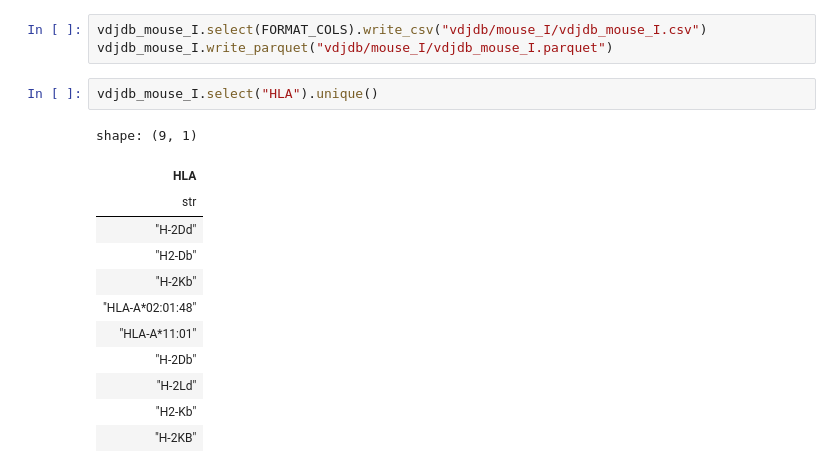
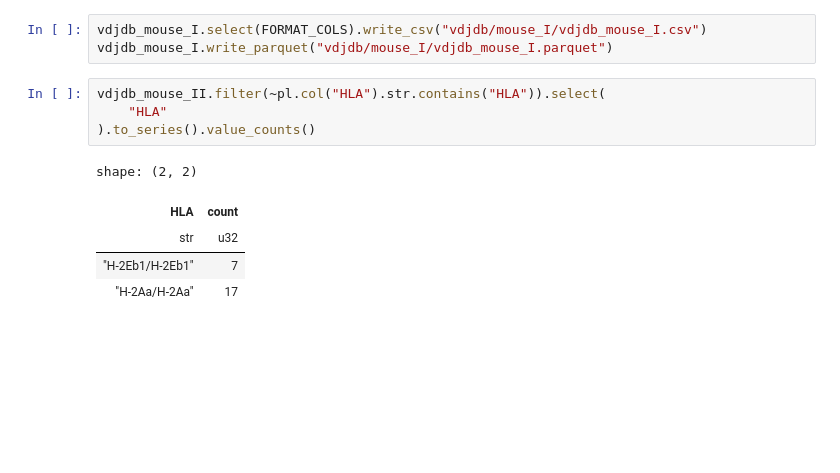
Before and after one commit to ljwoods2/tcrtrifold-experiments, a Jupyter notebook: data/iedb-vdjdb/reformat.ipynb, the cells around one changed output. Cells and saved outputs as stored; diff of their text form; blank space fills up the shorter version.

```diff
--- a/data/iedb-vdjdb/reformat.ipynb
+++ b/data/iedb-vdjdb/reformat.ipynb
@@ -750,18 +774,13 @@ NameError: name 'generate_job_name' is not defined
 # %%
 vdjdb_mouse_I.select(FORMAT_COLS).write_csv("vdjdb/mouse_I/vdjdb_mouse_I.csv")
 vdjdb_mouse_I.write_parquet("vdjdb/mouse_I/vdjdb_mouse_I.parquet")
-# %%
-vdjdb_mouse_I.select("HLA").unique()
-# %% [output]
-shape: (9, 1)
-| HLA |
-| str |
-| "H-2Dd" |
-| "H2-Db" |
-| "H-2Kb" |
-| "HLA-A*02:01:48" |
-| "HLA-A*11:01" |
-| "H-2Db" |
-| "H-2Ld" |
-| "H2-Kb" |
-| "H-2KB" |
+# %%
+vdjdb_mouse_II.filter(~pl.col("HLA").str.contains("HLA")).select(
+    "HLA"
+).to_series().value_counts()
+# %% [output]
+shape: (2, 2)
+| HLA | count |
+| str | u32 |
+| "H-2Eb1/H-2Eb1" | 7 |
+| "H-2Aa/H-2Aa" | 17 |
```
Also changed, not shown: parts of 7 cells of this notebook, 35 other files.
